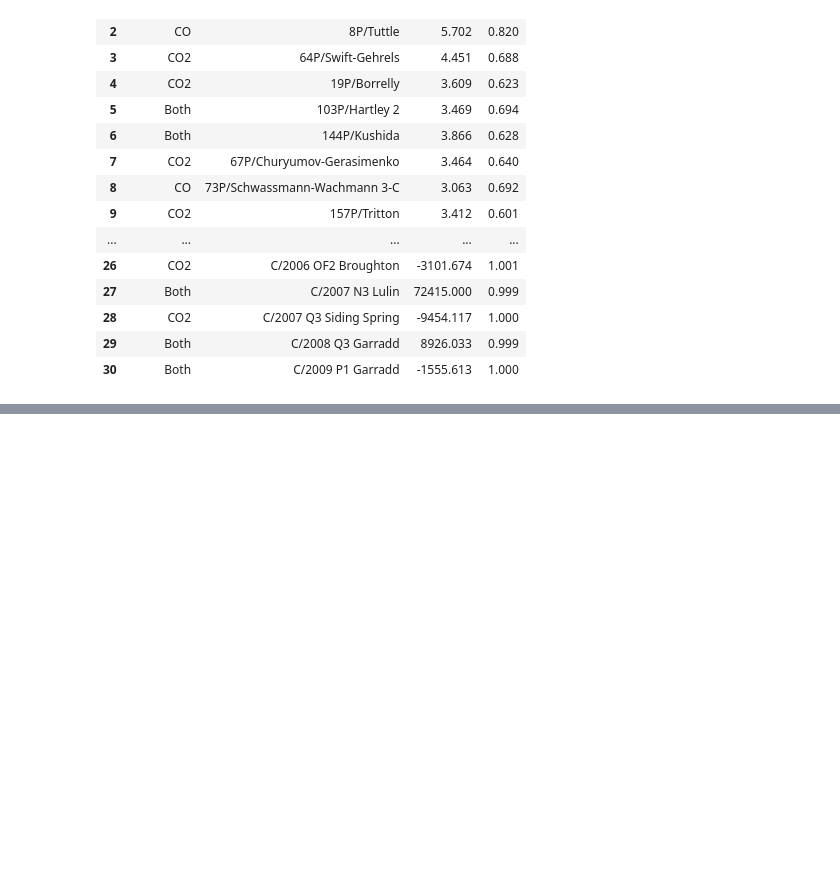
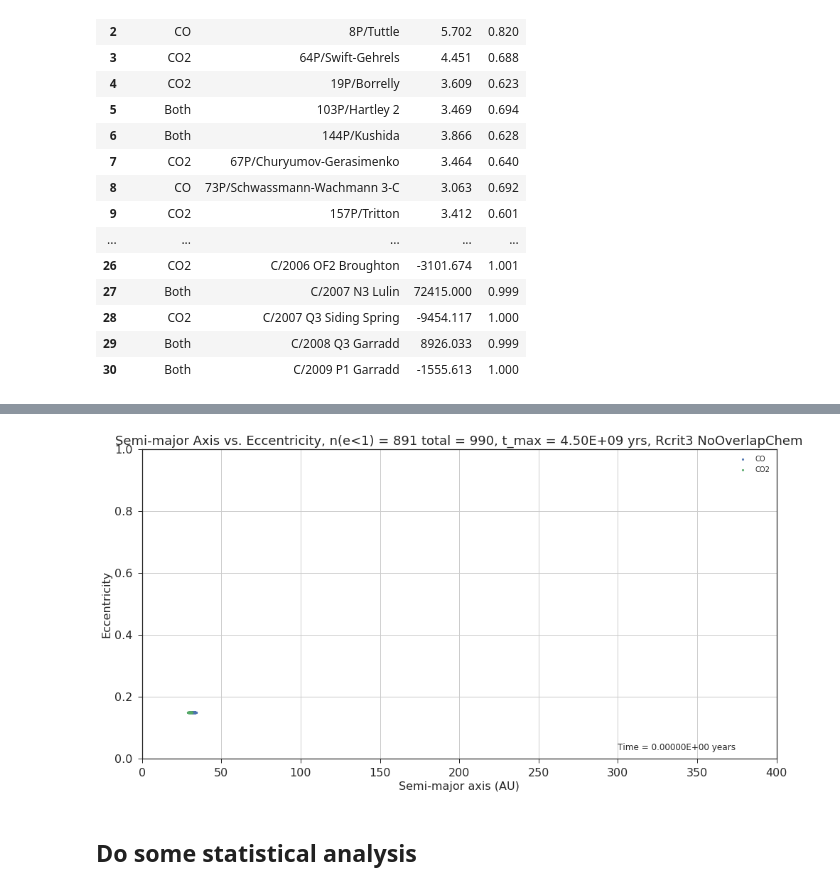
Before and after one commit to Michael-WC-Wong/Comets-Rebound-Sims, a Jupyter notebook: Output_Analysis.ipynb, the cells around one changed output, grey strips where cells are left out. Cells and saved outputs as stored; diff of their text form; code cells hidden in the pictures; blank space fills up the shorter version.

```diff
--- a/Output_Analysis.ipynb
+++ b/Output_Analysis.ipynb
@@ -11,0 +21,5 @@ from decimal import Decimal
+# %%
+folderpath = '4.5e9_1000_Rcrit3_NoOverlapChem' #The format should always be 'timescale_#ofcomets(notnecessarilycorrect)_criticalradiusorIAS15_chemdistribution'
+migration = 'UNMigrate' #'NoMigrate'
+n_comets = 10
+plot_observed_comets = "off"
@@ -345,0 +613,5 @@ get_hists_and_a_e(list(orbits_conc["a"]),list(orbits_conc["e"]),orbits_conc,obse
+# %%
+#Set the plot animation instance
+anim = anim_a_e(orbits_data,observed_orbits,"n(e<1) = "+str((orbits_data[-1]['e'] < 1.).sum())+" total = "+str(comets_total),str(timescale),t_list,Rcrit,ChemDist)
+# %% [output]
+[figure, added]
@@ -345,0 +630,2 @@ get_hists_and_a_e(list(orbits_conc["a"]),list(orbits_conc["e"]),orbits_conc,obse
+# %% [markdown]
+## Do some statistical analysis
```
Also changed, not shown: parts of 31 cells of this notebook, 3 other files.
